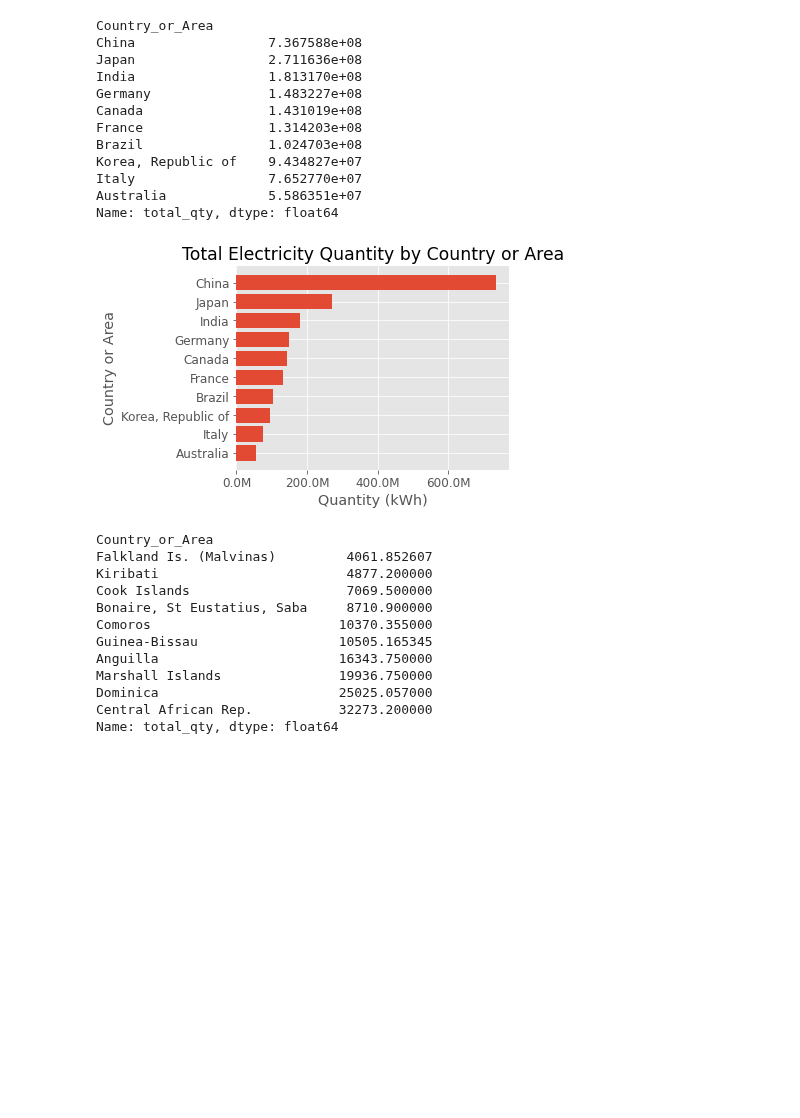
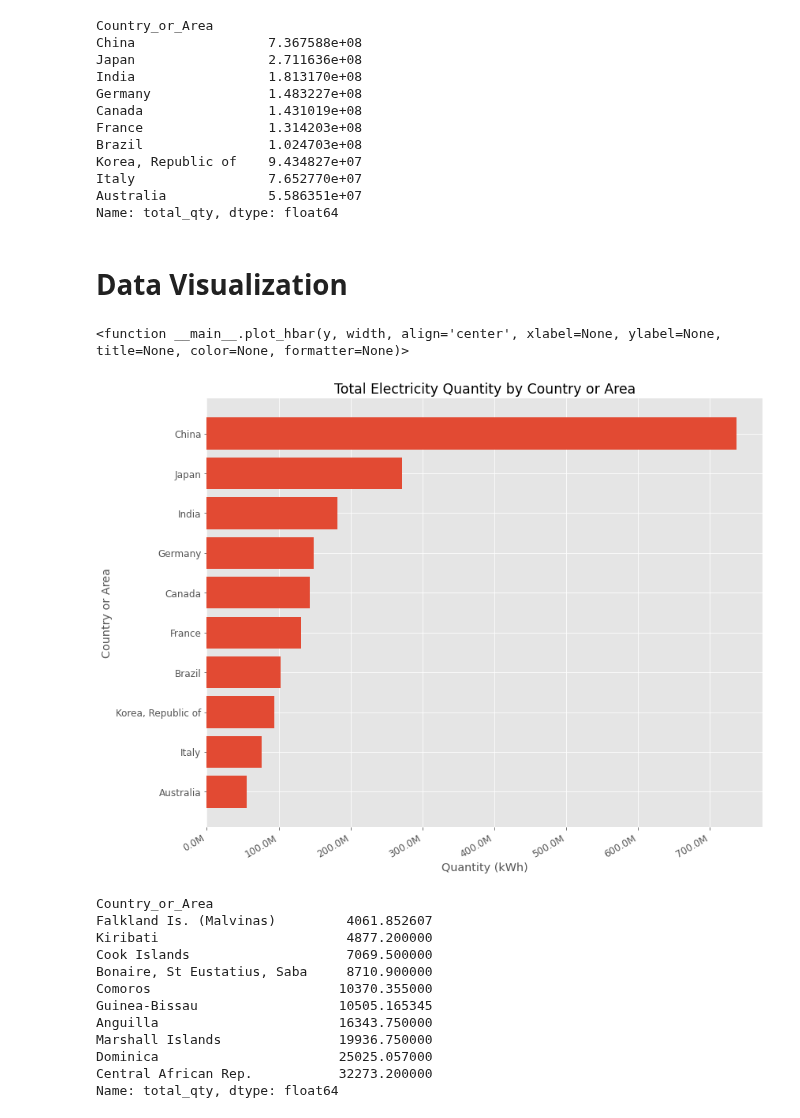
Before and after one commit to eldrigeampong/Data-Science, a Jupyter notebook: UN/Energy Statistics Database/proj1.ipynb, the cells around one changed output. Drawn from its saved outputs; the diff is of its cells as text; code cells hidden in the pictures; blank space fills up the shorter version.

```diff
--- a/UN/Energy Statistics Database/proj1.ipynb
+++ b/UN/Energy Statistics Database/proj1.ipynb
@@ -15,6 +15,7 @@ import warnings
 %matplotlib inline
 plt.style.use('ggplot')
 plt.rcParams['figure.autolayout'] = True
+plt.rcParams['figure.figsize'] = [12, 9]
 plt.rcParams['font.size'] = 12
 path = os.getcwd()                                         # get current working directory
 warnings.simplefilter('ignore')
@@ -98,7 +99,7 @@ memory usage: 4.2+ MB
 # %%
 df.rename(columns={
                     'Country or Area': 'Country_or_Area',
-                    'Commodity - Transaction': 'Commodity_Transaction',
+                    'Commodity - Transaction': 'CommodityTransaction',
                    },
                      inplace=True)
 df.head()
@@ -110,6 +111,6 @@ df.head()
 | 3 | Afghanistan | Electricity - Gross production | 2016 | Kilowatt-hours, million | 1393.90 | NaN |
 | 4 | Afghanistan | Electricity - Gross production | 2015 | Kilowatt-hours, million | 1338.70 | NaN |
 # %%
-df1 = df[['Country_or_Area', 'Commodity_Transaction', 'Year', 'Unit', 'Quantity']]
+df1 = df[['Country_or_Area', 'CommodityTransaction', 'Year', 'Unit', 'Quantity']]
 df1
 # %% [output]
@@ -247,6 +253,8 @@ Korea, Republic of    9.434827e+07
 Italy                 7.652770e+07
 Australia             5.586351e+07
 Name: total_qty, dtype: float64
+# %% [markdown]
+# Data Visualization
 # %%
 # helper function for formatting plot y-axis
 from matplotlib.ticker import FuncFormatter
@@ -255,14 +263,22 @@ def million(x, pos):
     'The two args are the value and tick position'
     return '%1.1fM' % (x * 1e-6)
 
-formatter = FuncFormatter(million)
+format_mill = FuncFormatter(million)
+
+
+def thousand(x, pos):
+    'The two args are the value and tick position'
+    return '%1.1fK' % (x * 1e-3)
+
+format_tsd = FuncFormatter(thousand)
 
 
 # helper function to plot horizontal bar chart
-def plot_hbar(y, width, align='center', xlabel=None, ylabel=None, title=None, color=None):
+def plot_hbar(y, width, align='center', xlabel=None, ylabel=None, title=None, color=None, formatter=None):
 
     # Initialize the matplotlib figure
     fig, ax = plt.subplots()
+    fig.autofmt_xdate()
 
     # plot bar chart
     ax.barh(
@@ -277,17 +293,22 @@ def plot_hbar(y, width, align='center', xlabel=None, ylabel=None, title=None, co
     ax.invert_yaxis()
 
     # set axis formatter
-    ax.xaxis.set_major_formatter(formatter)
+    ax.xaxis.set_major_formatter(formatter=formatter)
 
     # despine x-axis and y-axis
     sns.despine(left=True, bottom=True)
+
+    return plot_hbar
 # %%
 top_10_qty = agg_qty_stats['total_qty'].sort_values(ascending=False).head(10)
 
 plot_hbar(y=top_10_qty.keys(), width=top_10_qty.values,
-          xlabel='Quantity (kWh)', ylabel='Country or Area', title='Total Electricity Quantity by Country or Area')
+          xlabel='Quantity (kWh)', ylabel='Country or Area', title='Total Electricity Quantity by Country or Area',
+          formatter=format_mill
+          )
 # %% [output]
+<function __main__.plot_hbar(y, width, align='center', xlabel=None, ylabel=None, title=None, color=None, formatter=None)>
-[figure, old version]
+[figure, new version]
 # %%
 agg_qty_stats['total_qty'].sort_values(ascending=True).head(10)        # top ten country or area with the lowest total electricity quantity
 # %% [output]
```
Also changed, not shown: parts of 20 cells of this notebook.
